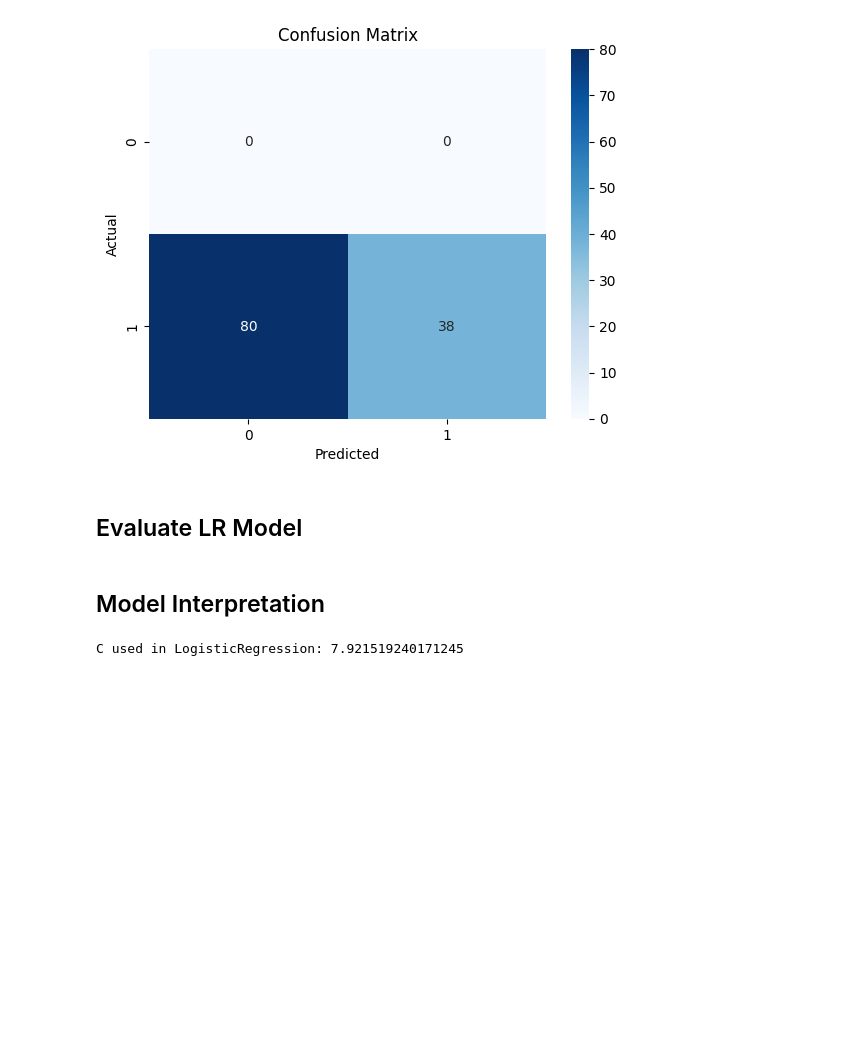
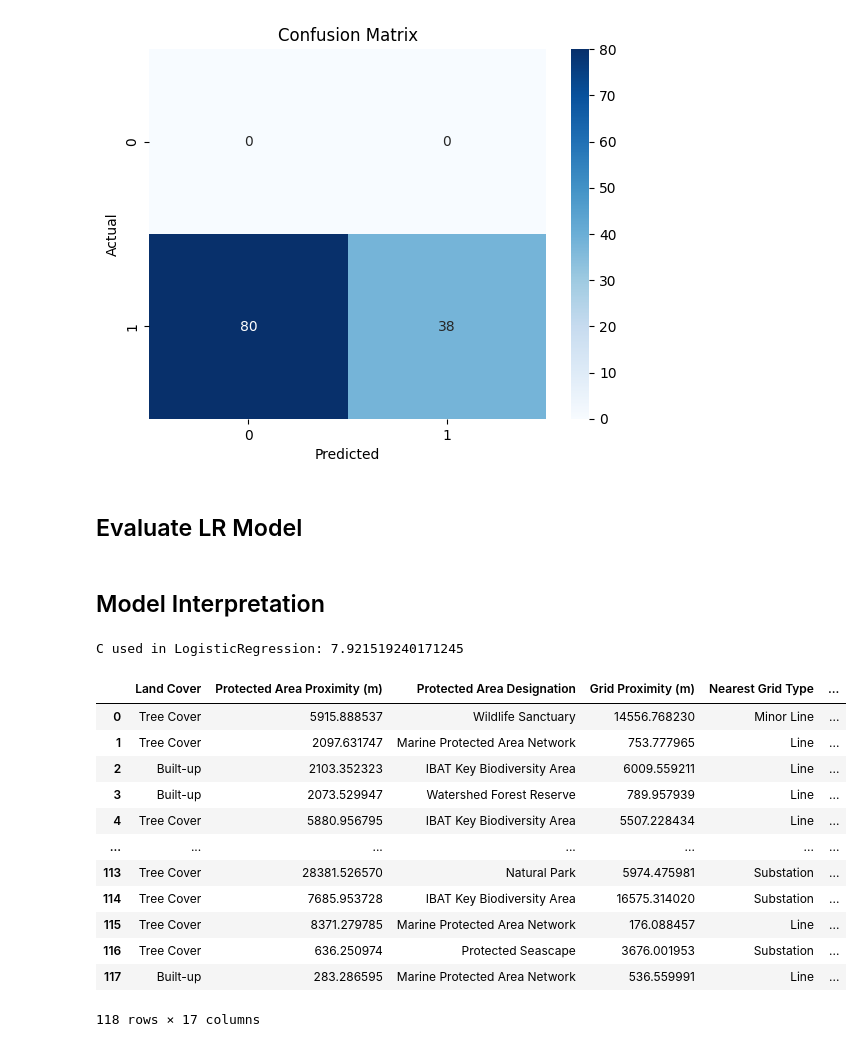
Before and after one commit to cayasryan/MicropowerSolarSuitability, a Jupyter notebook: 03_modeling/model_v2.ipynb, the cells around one changed output. Cells and saved outputs as stored; diff of their text form; code cells hidden in the pictures; blank space fills up the shorter version.

```diff
--- a/03_modeling/model_v2.ipynb
+++ b/03_modeling/model_v2.ipynb
@@ -1708,3 +1709,19 @@ logreg = model.named_steps["clf"]
 print("C used in LogisticRegression:", logreg.C)
 # %% [output]
 C used in LogisticRegression: 7.921519240171245
+# %%
+X_test
+# %% [output]
+|  | Land Cover | Protected Area Proximity (m) | Protected Area Designation | Grid Proximity (m) | Nearest Grid Type | ... |
+| 0 | Tree Cover | 5915.888537 | Wildlife Sanctuary | 14556.768230 | Minor Line | ... |
+| 1 | Tree Cover | 2097.631747 | Marine Protected Area Network | 753.777965 | Line | ... |
+| 2 | Built-up | 2103.352323 | IBAT Key Biodiversity Area | 6009.559211 | Line | ... |
+| 3 | Built-up | 2073.529947 | Watershed Forest Reserve | 789.957939 | Line | ... |
+| 4 | Tree Cover | 5880.956795 | IBAT Key Biodiversity Area | 5507.228434 | Line | ... |
+| ... | ... | ... | ... | ... | ... | ... |
+| 113 | Tree Cover | 28381.526570 | Natural Park | 5974.475981 | Substation | ... |
+| 114 | Tree Cover | 7685.953728 | IBAT Key Biodiversity Area | 16575.314020 | Substation | ... |
+| 115 | Tree Cover | 8371.279785 | Marine Protected Area Network | 176.088457 | Line | ... |
+| 116 | Tree Cover | 636.250974 | Protected Seascape | 3676.001953 | Substation | ... |
+| 117 | Built-up | 283.286595 | Marine Protected Area Network | 536.559991 | Line | ... |
+118 rows × 17 columns
```
Also changed, not shown: parts of 6 cells of this notebook.
